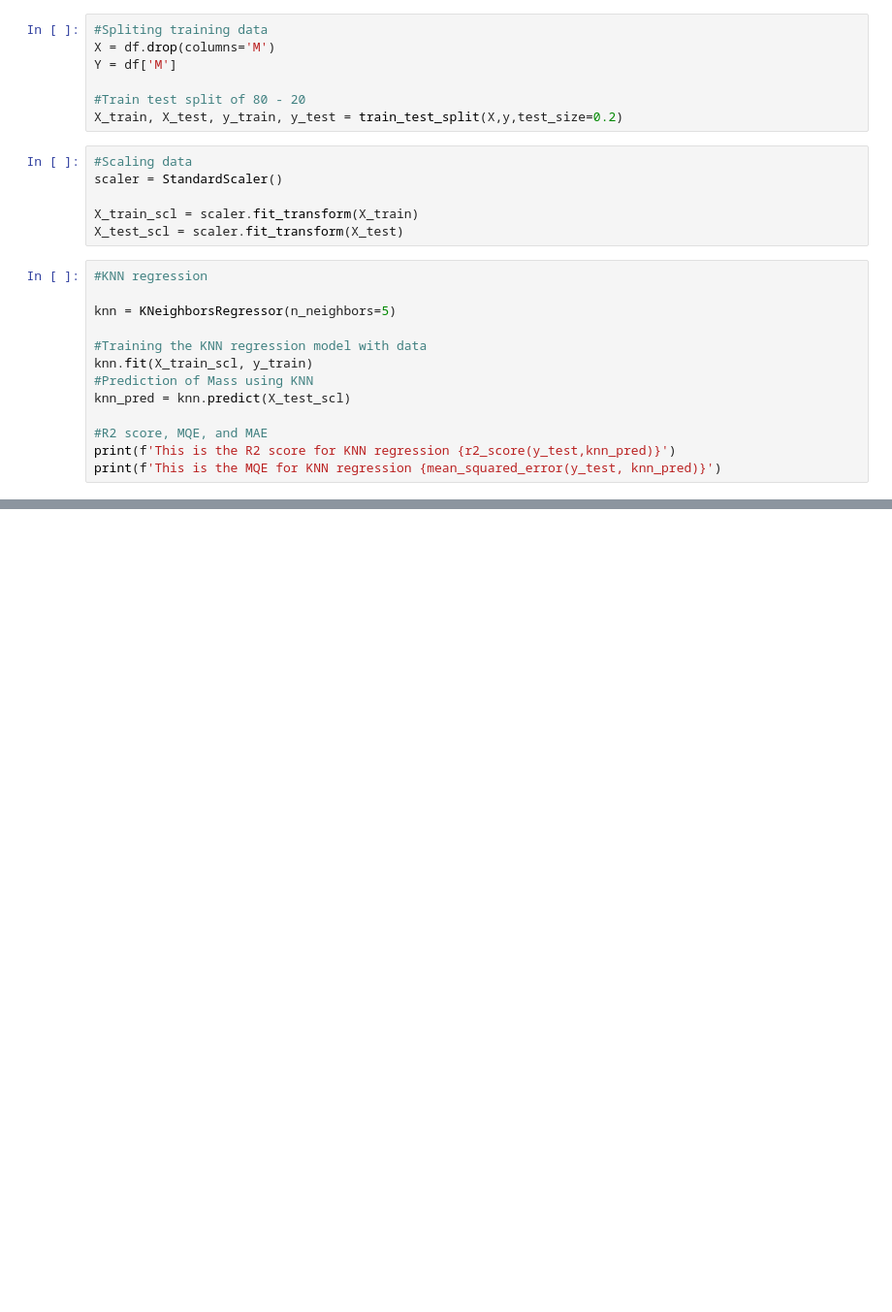
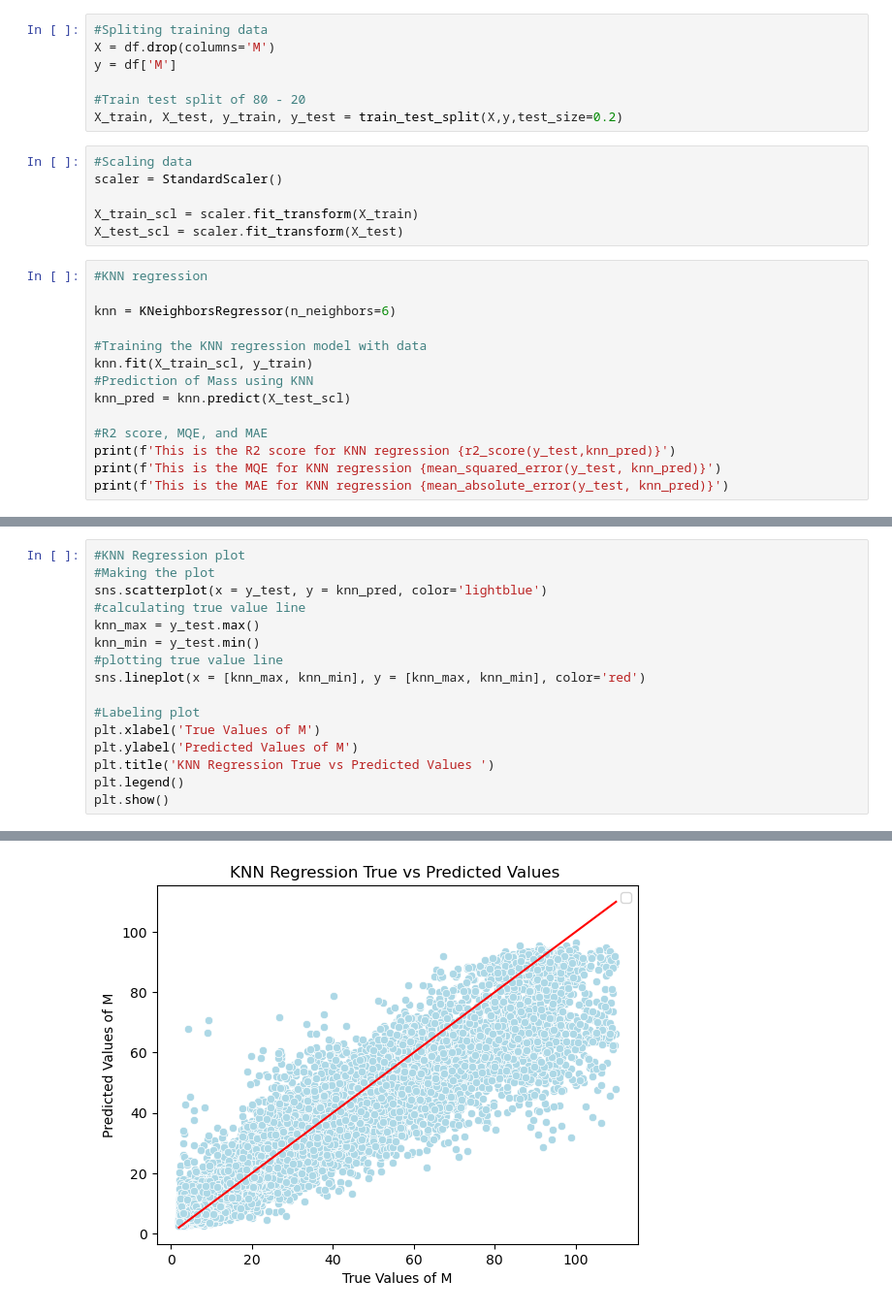
Before and after one commit to Bmar04/CERNElectronCollisionMassPrediction, a Jupyter notebook: Main.ipynb, the cells around one changed output, grey strips where cells are left out. Shown at 97% size. Drawn from its saved outputs; the diff is of its cells as text; blank space fills up the shorter version.

```diff
--- a/Main.ipynb
+++ b/Main.ipynb
@@ -68,7 +73,7 @@ plt.show()
 # %%
 #Spliting training data
 X = df.drop(columns='M')
-Y = df['M']
+y = df['M']
 
 #Train test split of 80 - 20
 X_train, X_test, y_train, y_test = train_test_split(X,y,test_size=0.2)
@@ -81,7 +86,7 @@ X_test_scl = scaler.fit_transform(X_test)
 # %%
 #KNN regression
 
-knn = KNeighborsRegressor(n_neighbors=5)
+knn = KNeighborsRegressor(n_neighbors=6)
 
 #Training the KNN regression model with data
 knn.fit(X_train_scl, y_train)
@@ -91,4 +96,5 @@ knn_pred = knn.predict(X_test_scl)
 #R2 score, MQE, and MAE
 print(f'This is the R2 score for KNN regression {r2_score(y_test,knn_pred)}')
 print(f'This is the MQE for KNN regression {mean_squared_error(y_test, knn_pred)}')
+print(f'This is the MAE for KNN regression {mean_absolute_error(y_test, knn_pred)}')
 # %% [output]
@@ -96,0 +121,17 @@ This is the MQE for KNN regression 84.86900987631167
+# %%
+#KNN Regression plot
+#Making the plot
+sns.scatterplot(x = y_test, y = knn_pred, color='lightblue')
+#calculating true value line
+knn_max = y_test.max()
+knn_min = y_test.min()
+#plotting true value line
+sns.lineplot(x = [knn_max, knn_min], y = [knn_max, knn_min], color='red')
+
+#Labeling plot
+plt.xlabel('True Values of M')
+plt.ylabel('Predicted Values of M')
+plt.title('KNN Regression True vs Predicted Values ')
+plt.legend()
+plt.show()
+# %% [output]
@@ -96,0 +139 @@ This is the MQE for KNN regression 84.86900987631167
+[figure, added]
```
Also changed, not shown: parts of 11 cells of this notebook.
